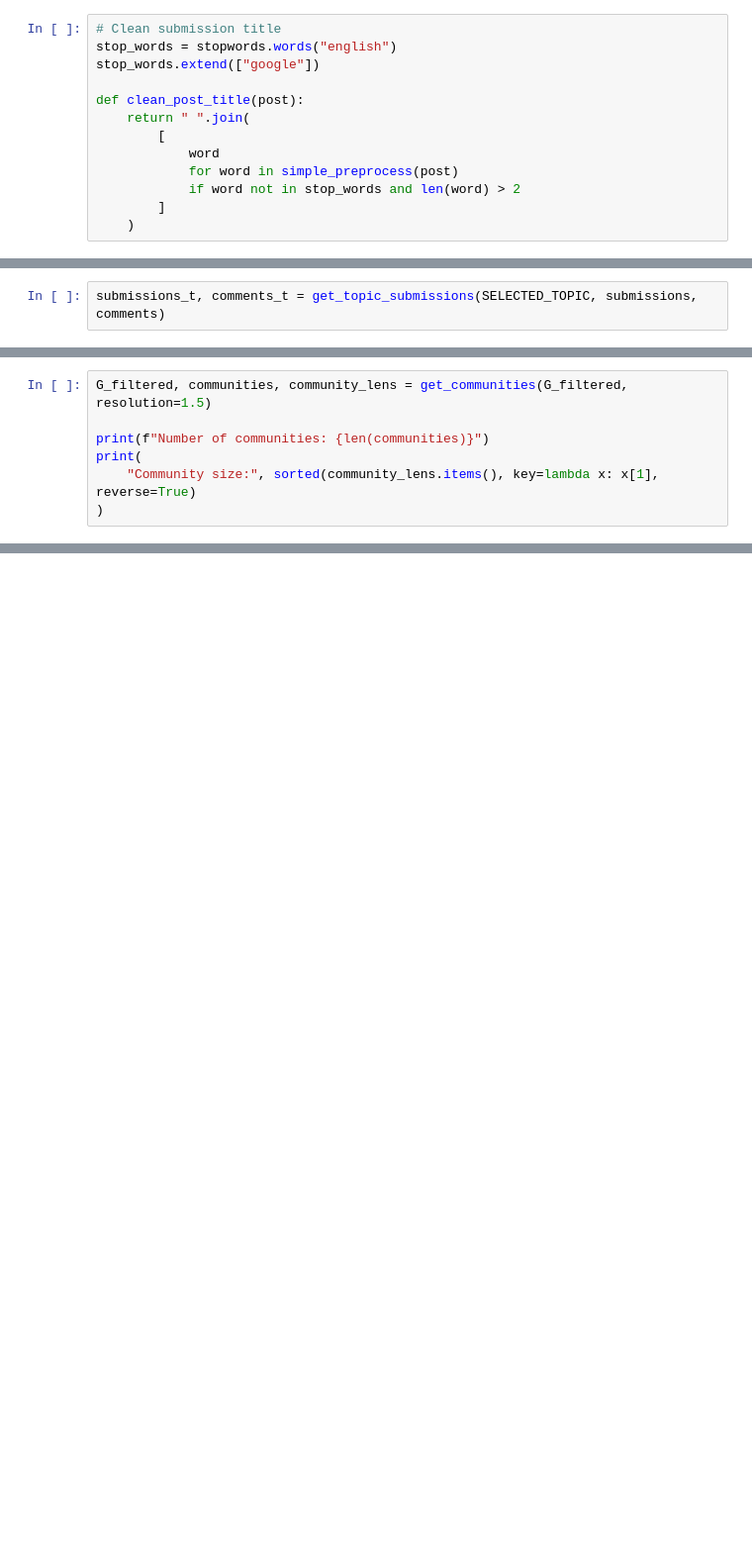
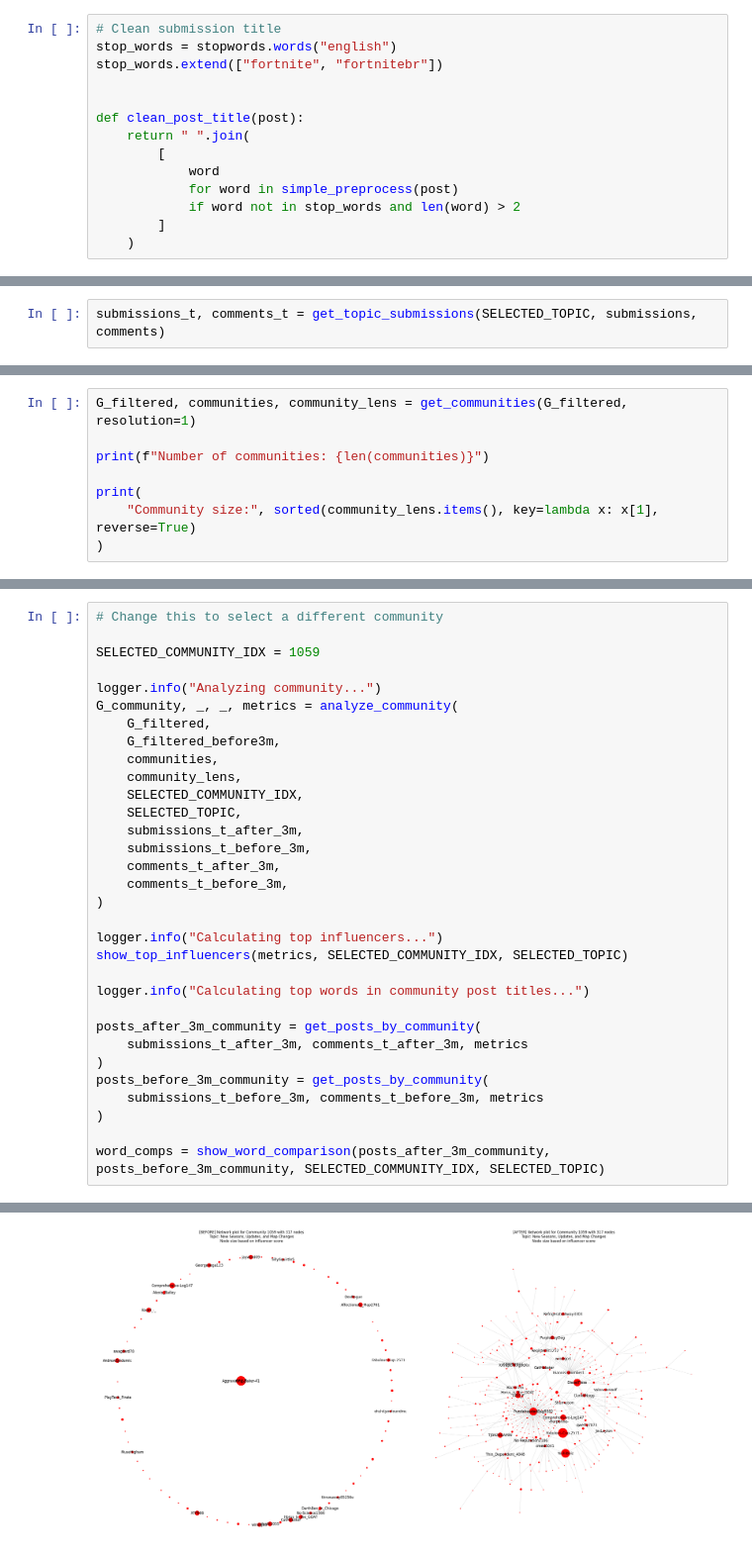
Before and after one commit to lakshyaag/INSY670-SocialMediaAnalytics-Group, a Jupyter notebook: Project/code_v2.ipynb, the cells around one changed output, grey strips where cells are left out. Shown at 99% size. Cells and saved outputs as stored; diff of their text form; blank space fills up the shorter version.

```diff
--- a/Project/code_v2.ipynb
+++ b/Project/code_v2.ipynb
@@ -157,7 +155,8 @@ submissions['year'] = pd.to_datetime(submissions['created_utc'], unit='s').dt.ye
 # %%
 # Clean submission title
 stop_words = stopwords.words("english")
-stop_words.extend(["google"])
+stop_words.extend(["fortnite", "fortnitebr"])
+
 
 def clean_post_title(post):
     return " ".join(
@@ -444,7 +440,8 @@ INFO:UTILS:After filtering for nodes with more than one comment, the graph has 1
 # %%
-G_filtered, communities, community_lens = get_communities(G_filtered, resolution=1.5)
+G_filtered, communities, community_lens = get_communities(G_filtered, resolution=1)
 
 print(f"Number of communities: {len(communities)}")
+
 print(
     "Community size:", sorted(community_lens.items(), key=lambda x: x[1], reverse=True)
 )
@@ -557,0 +467,33 @@ plt.show()
+# %%
+# Change this to select a different community
+
+SELECTED_COMMUNITY_IDX = 1059
+
+logger.info("Analyzing community...")
+G_community, _, _, metrics = analyze_community(
+    G_filtered,
+    G_filtered_before3m,
+    communities,
+    community_lens,
+    SELECTED_COMMUNITY_IDX,
+    SELECTED_TOPIC,
+    submissions_t_after_3m,
+    submissions_t_before_3m,
+    comments_t_after_3m,
+    comments_t_before_3m,
+)
+
+logger.info("Calculating top influencers...")
+show_top_influencers(metrics, SELECTED_COMMUNITY_IDX, SELECTED_TOPIC)
+
+logger.info("Calculating top words in community post titles...")
+
+posts_after_3m_community = get_posts_by_community(
+    submissions_t_after_3m, comments_t_after_3m, metrics
+)
+posts_before_3m_community = get_posts_by_community(
+    submissions_t_before_3m, comments_t_before_3m, metrics
+)
+
+word_comps = show_word_comparison(posts_after_3m_community, posts_before_3m_community, SELECTED_COMMUNITY_IDX, SELECTED_TOPIC)
+# %% [output]
@@ -557,0 +502 @@ plt.show()
+[figure, added]
```
Also changed, not shown: parts of 18 cells of this notebook, 23 other files.
